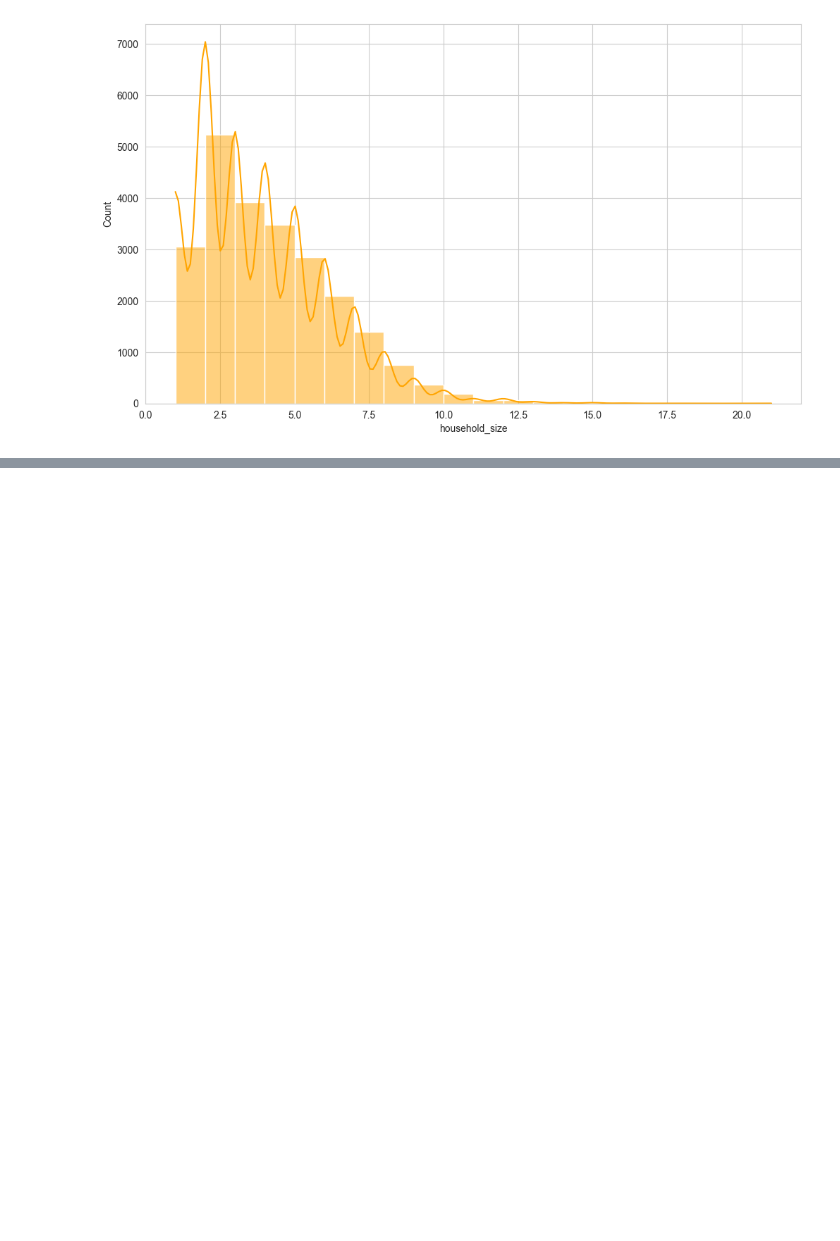
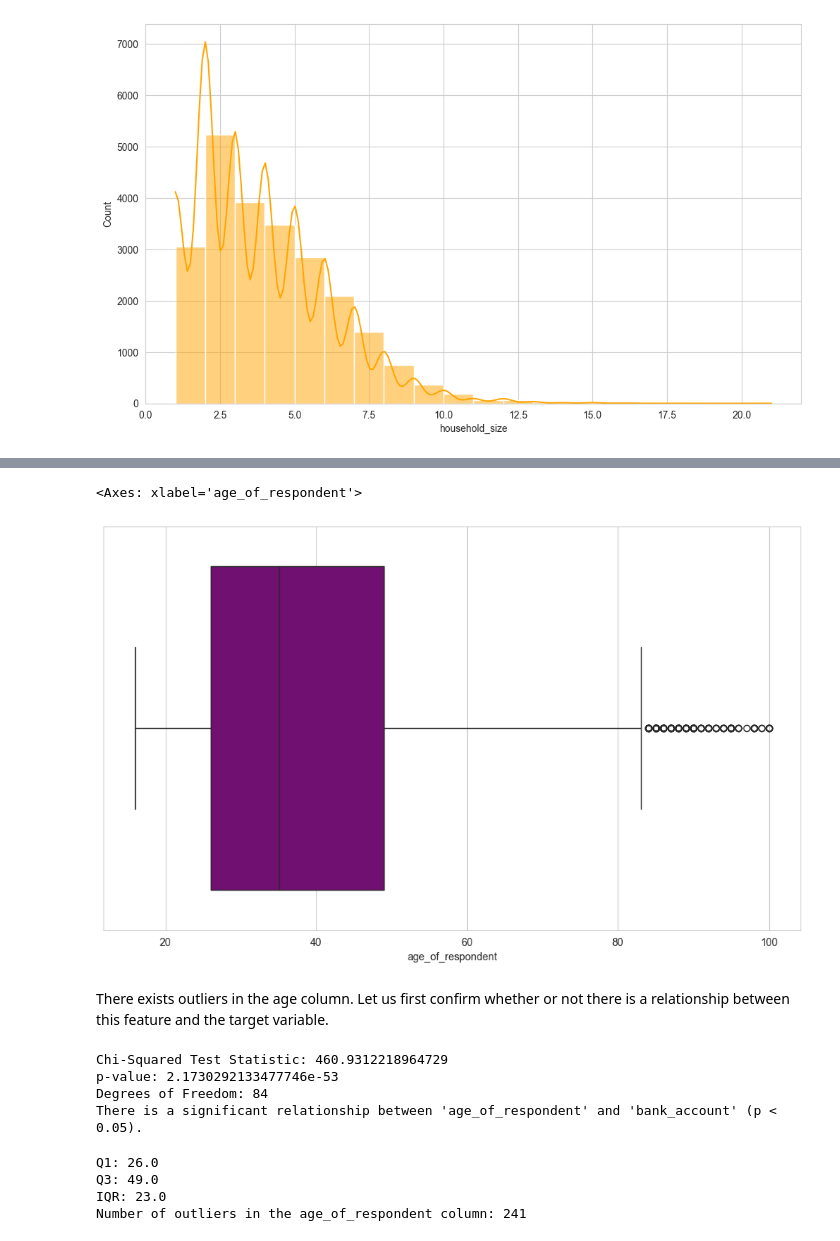
Before and after one commit to KamauGilbert/financial_inclusion_in_africa, a Jupyter notebook: financial_inclusion.ipynb, the cells around one changed output, grey strips where cells are left out. Drawn from its saved outputs; the diff is of its cells as text; code cells hidden in the pictures; blank space fills up the shorter version.

```diff
--- a/financial_inclusion.ipynb
+++ b/financial_inclusion.ipynb
@@ -504,0 +701,57 @@ It is clear that we have outliers in this column. Some of the ways we can deal w
+# %%
+# Vizualizing this using a box plot
+plt.figure(figsize=(12, 7))
+sns.boxplot(x='age_of_respondent', data=train, color='purple')
+# %% [output]
+<Axes: xlabel='age_of_respondent'>
+[figure, added]
+# %% [markdown]
+There exists outliers in the age column. Let us first confirm whether or not there is a relationship between this feature and the target variable.
+# %%
+# Checking for any relationship between the age_of_respondent and the target variable
+# Create a contingency table
+contingency_table = pd.crosstab(train['age_of_respondent'], train['bank_account'])
+
+# Perform the chi-squared test
+chi2, p, dof, expected = chi2_contingency(contingency_table)
+
+# Display the results
+print("Chi-Squared Test Statistic:", chi2)
+print("p-value:", p)
+print("Degrees of Freedom:", dof)
+
+if p < 0.05:
+    print("There is a significant relationship between 'age_of_respondent' and 'bank_account' (p < 0.05).")
+else:
+    print("There is no significant relationship between 'age_of_respondent' and 'bank_account' (p ≥ 0.05).")
+# %% [output]
+Chi-Squared Test Statistic: 460.9312218964729
+p-value: 2.1730292133477746e-53
+Degrees of Freedom: 84
+There is a significant relationship between 'age_of_respondent' and 'bank_account' (p < 0.05).
+# %%
+# Calculate Q1, Q3, and IQR
+Q1 = train['age_of_respondent'].quantile(0.25)
+Q3 = train['age_of_respondent'].quantile(0.75)
+IQR = Q3 - Q1
+
+print("Q1:", Q1)
+print("Q3:", Q3)
+print("IQR:", IQR)
+
+# Calculate lower and upper bounds
+lower_bound = Q1 - 1.5 * IQR
+upper_bound = Q3 + 1.5 * IQR
+
+# Identify outliers
+outliers = train[(train['age_of_respondent'] < lower_bound) | (train['age_of_respondent'] > upper_bound)]
+
+# Count the number of outliers
+number_of_outliers = len(outliers)
+
+print(f"Number of outliers in the age_of_respondent column: {number_of_outliers}")
+# %% [output]
+Q1: 26.0
+Q3: 49.0
+IQR: 23.0
+Number of outliers in the age_of_respondent column: 241
```
Also changed, not shown: parts of 27 cells of this notebook.
